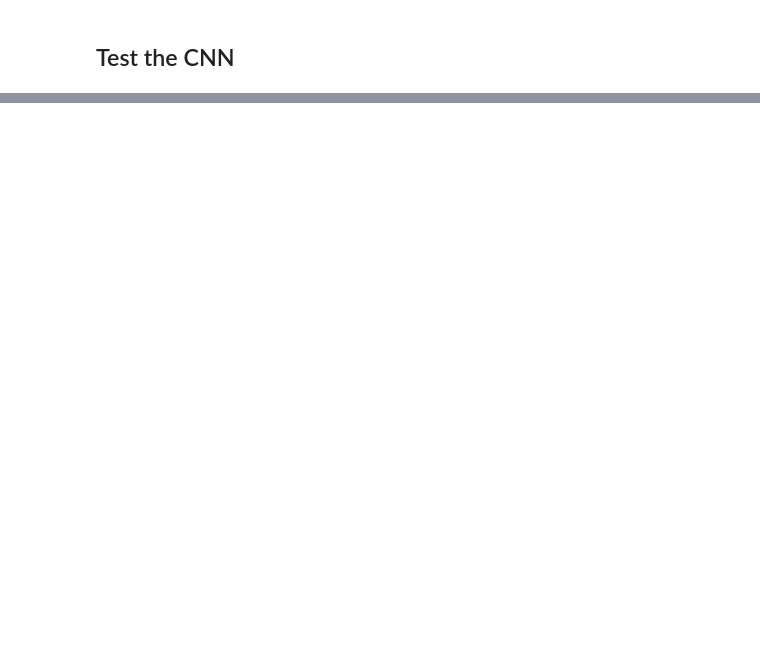
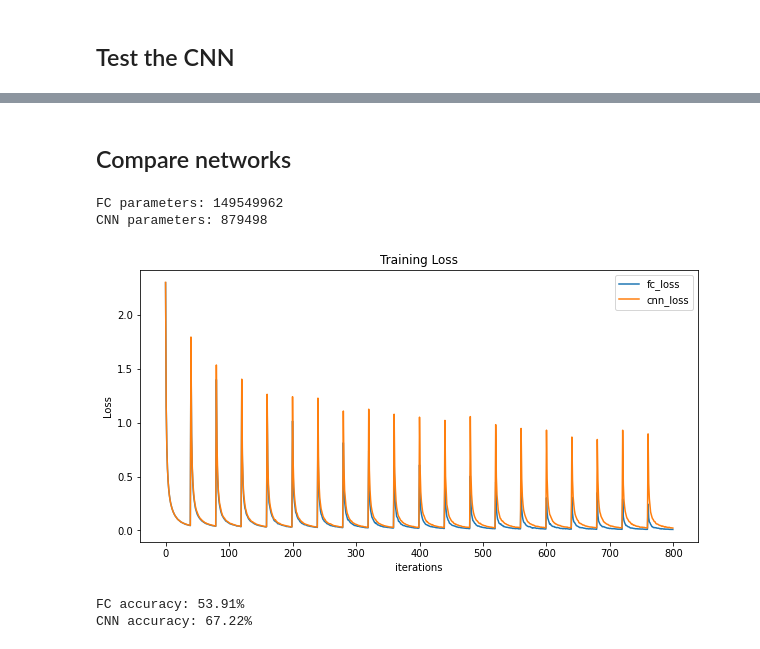
Before and after one commit to aryeko/DeepLearning-TAU, a Jupyter notebook: Ex2/Ex2 - Q1 - CIFAR10.ipynb, the cells around one changed output, grey strips where cells are left out. Saved outputs shown, nothing was run; the diff lists cells and outputs as text; code cells hidden in the pictures; blank space fills up the shorter version.

```diff
--- a/Ex2/Ex2 - Q1 - CIFAR10.ipynb
+++ b/Ex2/Ex2 - Q1 - CIFAR10.ipynb
@@ -159,11 +116,13 @@ class ConvFCNet(nn.Module):
 # %% [markdown]
 ## Define network training flow
 # %%
+from tqdm import tqdm # progress bar
+
 def train_net(net, optimizer, criterion, epochs=20, print_loss=False):
     net.to(device) # Send the betwork architecture to the GPU if available
     print_interval = int(batch_size/2)  # 2 prints per batch
     loss_values = []
-    for epoch in range(epochs):  # loop over the dataset multiple times
+    for epoch in tqdm(range(epochs)):  # loop over the dataset multiple times
         running_loss = 0.0
         for i, data in enumerate(trainloader, 0):
             # get the inputs; data is a list of [inputs, labels]
@@ -244,0 +255,33 @@ print(f"CNN accuracy: {conv_fc_accuracy}%")
+# %% [markdown]
+## Compare networks
+# %%
+def calc_num_params(net):
+  model_parameters = filter(lambda p: p.requires_grad, net.parameters())
+  params = sum([np.prod(p.size()) for p in model_parameters])
+
+  return params
+
+print(f"FC parameters: {calc_num_params(fc_net)}")
+print(f"CNN parameters: {calc_num_params(conv_fc_net)}")
+# %% [output]
+FC parameters: 149549962
+CNN parameters: 879498
+# %%
+fc_loss = [t[2] for t in fc_loss_vals]
+cnn_loss = [t[2] for t in conv_fc_loss_vals]
+plt.figure(figsize=(10,5))
+plt.title("Training Loss")
+plt.plot(fc_loss,label="fc_loss")
+plt.plot(cnn_loss,label="cnn_loss")
+plt.xlabel("iterations")
+plt.ylabel("Loss")
+plt.legend()
+plt.show()
+# %% [output]
+[figure, added]
+# %%
+print(f"FC accuracy: {fc_accuracy}%")
+print(f"CNN accuracy: {conv_fc_accuracy}%")
+# %% [output]
+FC accuracy: 53.91%
+CNN accuracy: 67.22%
```
Also changed, not shown: parts of 10 cells of this notebook.
